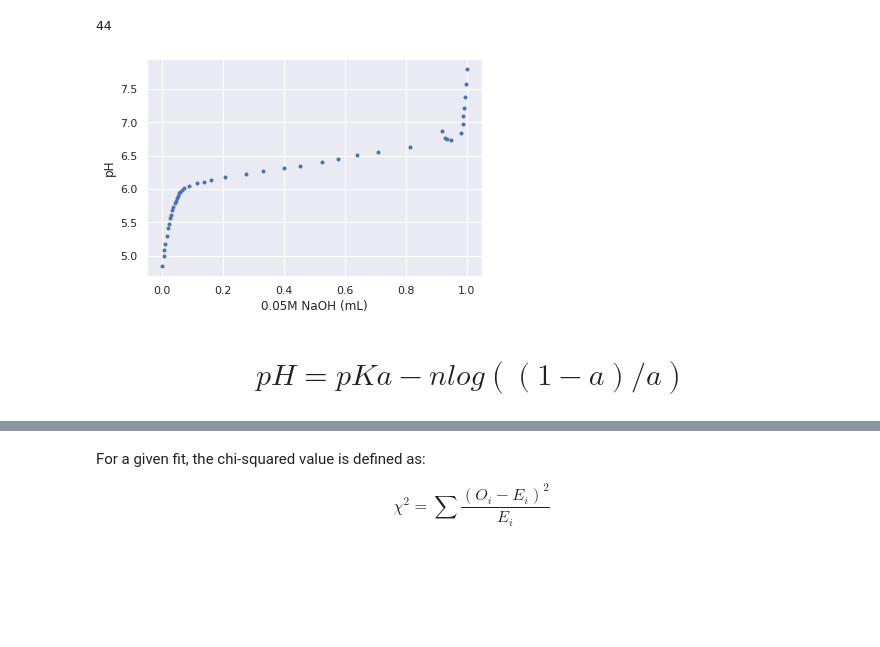
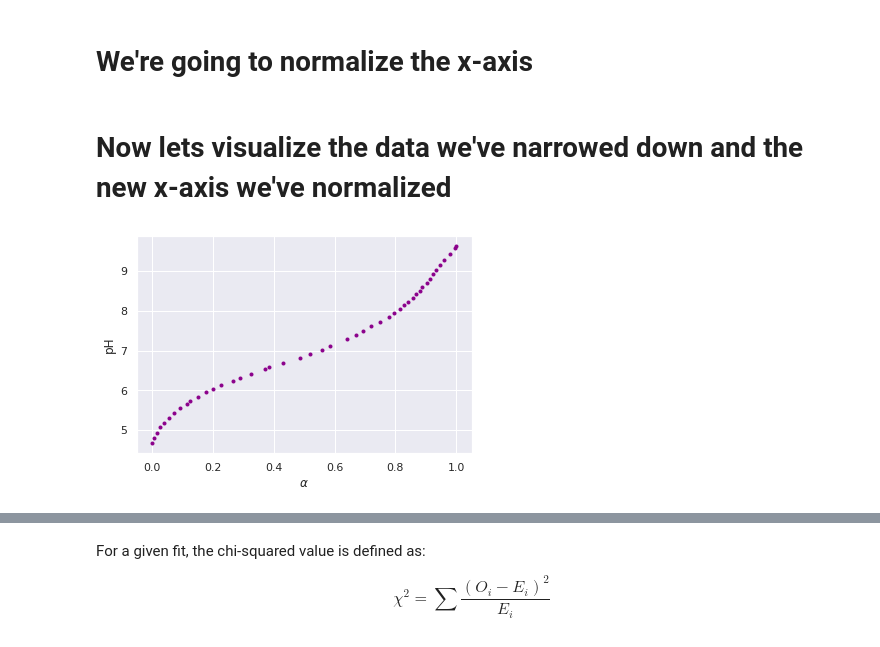
Before and after one commit to aryellewright/Kumar-Biomaterials-Lab, a Jupyter notebook: titration_code.ipynb, the cells around one changed output, grey strips where cells are left out. Saved outputs shown, nothing was run; the diff lists cells and outputs as text; code cells hidden in the pictures; blank space fills up the shorter version.

```diff
--- a/titration_code.ipynb
+++ b/titration_code.ipynb
@@ -245,0 +23,7 @@ midpoint_df
+# %%
+# locating the data in google drive
+all_files = glob.glob("/*/*/*/*/DMAEMA80-PEG20/*.csv")
+
+# sorting and displaying our files
+all_files.sort()
+all_files
@@ -245,0 +224,9 @@ midpoint_df
+# %%
+# saving the rows of the two inflectino points
+first_infl_pt = inflection_pt_1.sort_values(by="dpH/dV", ascending=False)[:1]
+second_infl_pt = inflection_pt_2.sort_values(by="dpH/dV", ascending=False)[:1]
+
+# finding the volume of the first inflection pt and the volume of the second inflection pt
+inflection_pts_volume = [first_infl_pt["Volume (mL)"].values[0], second_infl_pt["Volume (mL)"].values[0]]
+
+print(inflection_pts_volume)
@@ -245,0 +251,8 @@ midpoint_df
+# %%
+# creating a dataframe of everything between the two inflection points to help us find the midpoint
+midpoint_df = concat_df[(concat_df["Volume (mL)"]  >= inflection_pts_volume[0]) & (concat_df["Volume (mL)"] <= inflection_pts_volume[1])]
+
+midpoint_df
+
+# sometimes this df is too long to print, so the following code will lock certain regions
+#midpoint_df.loc['10':'12','E(pH)']
@@ -249,18 +283,20 @@ for i,vol in enumerate(midpoint_df["Volume (mL)"]):
     top_index = i
     bottom_index = top_index -1
     break
+# %% [markdown]
+# We're going to normalize the x-axis
 # %%
-alpha = (midpoint_df['Volume (mL)'] - region3[0]) / (region3[1] - region3[0])
-alpha
-print(len(alpha))
+# creating the variable alpha to normalize our x-axis
+alpha = (midpoint_df['Volume (mL)'] - inflection_pts_volume[0]) / (inflection_pts_volume[1] - inflection_pts_volume[0])
+
+#alpha
+#print(len(alpha))
-# %% [output]
-44
+# %% [markdown]
+# Now lets visualize the data we've narrowed down and the new x-axis we've normalized
 # %%
-# plotting the dataframe of everything between the two inflection points
-plt.plot(alpha, midpoint_df["E(pH)"], '.')
-plt.xlabel("0.05M NaOH (mL)")
+# plotting the dataframe thats zoomed in on everything between the inflection points on a normalized x-axis
+plt.plot(alpha, midpoint_df["E(pH)"], '.', color='darkmagenta')
+plt.xlabel(r'$\alpha$')
 plt.ylabel("pH");
 # %% [output]
-[figure, old version]
+[figure, new version]
-# %% [markdown]
-# $$pH = pKa - n log((1-a)/a)$$
```
Also changed, not shown: parts of 69 cells of this notebook.
